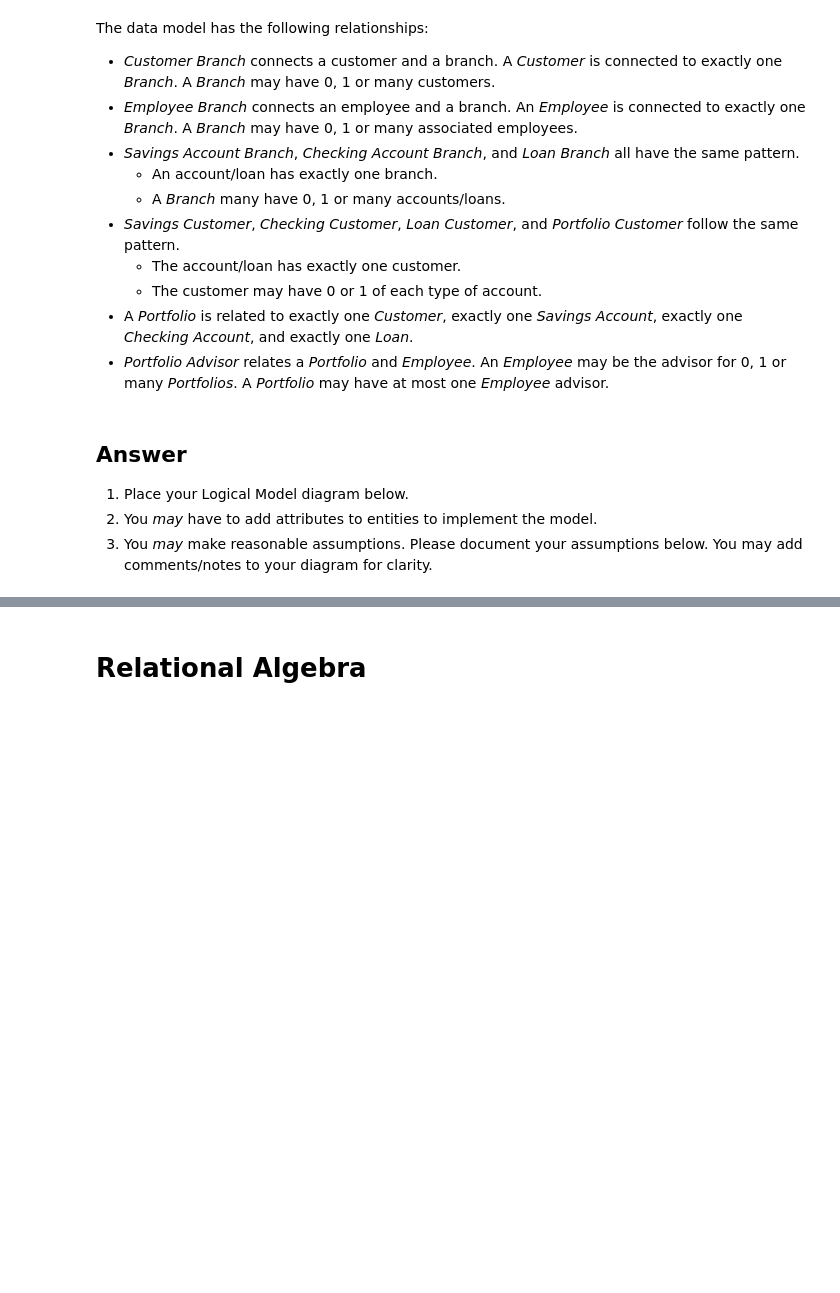
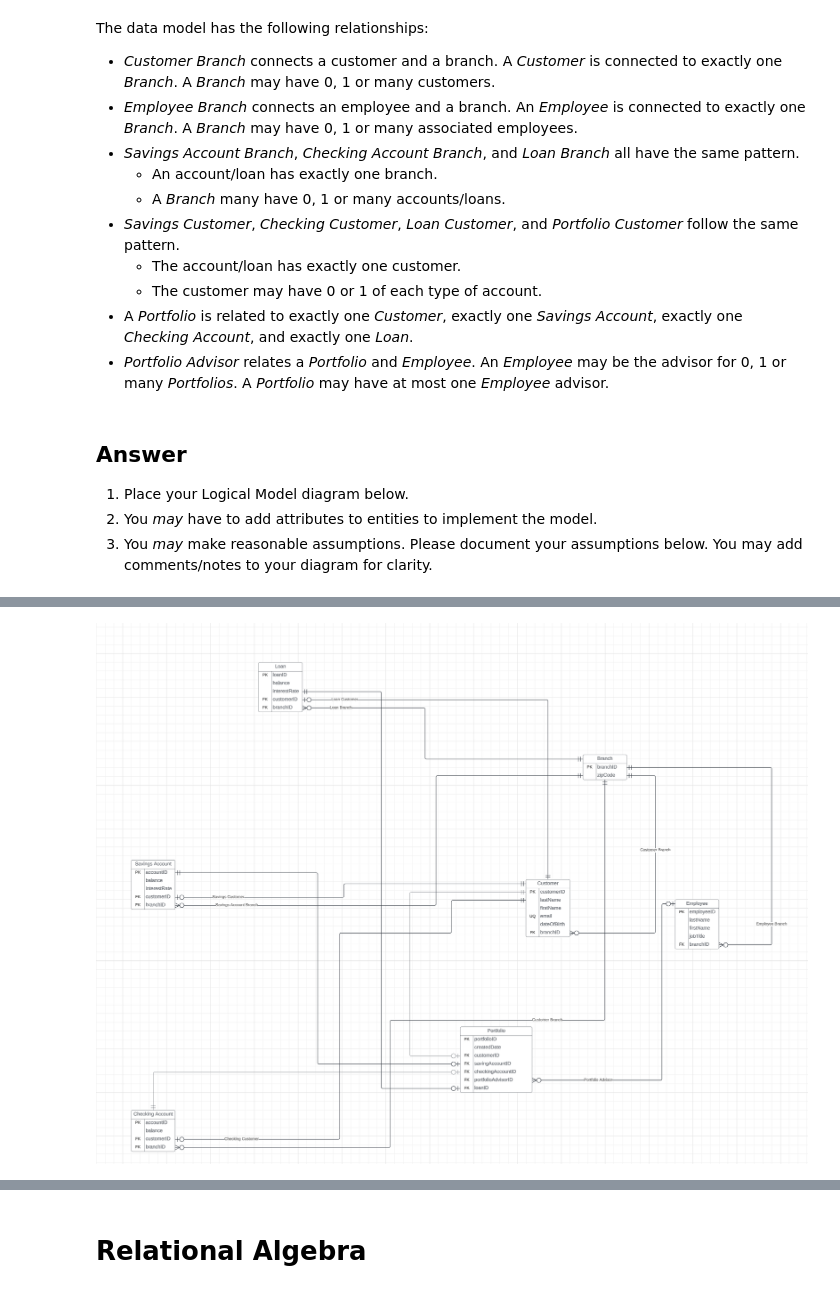
Before and after one commit to donald-f-ferguson/W4111-Intro-to-Databases-Spring-2024, a Jupyter notebook: Homework/HW1/S24-W4111-HW1.ipynb, the cells around one changed output, grey strips where cells are left out. Drawn from its saved outputs; the diff is of its cells as text; code cells hidden in the pictures; blank space fills up the shorter version.

```diff
--- a/Homework/HW1/S24-W4111-HW1.ipynb
+++ b/Homework/HW1/S24-W4111-HW1.ipynb
@@ -286,3 +328,8 @@ Assumptions:
+# %%
+from IPython.display import Image
+Image("./diagram-place-holder.jpg")
+# %% [output]
+[figure, added]
 # %% [markdown]
 ER Diagram:
 
```
Also changed, not shown: parts of 40 cells of this notebook, 7 other files.
